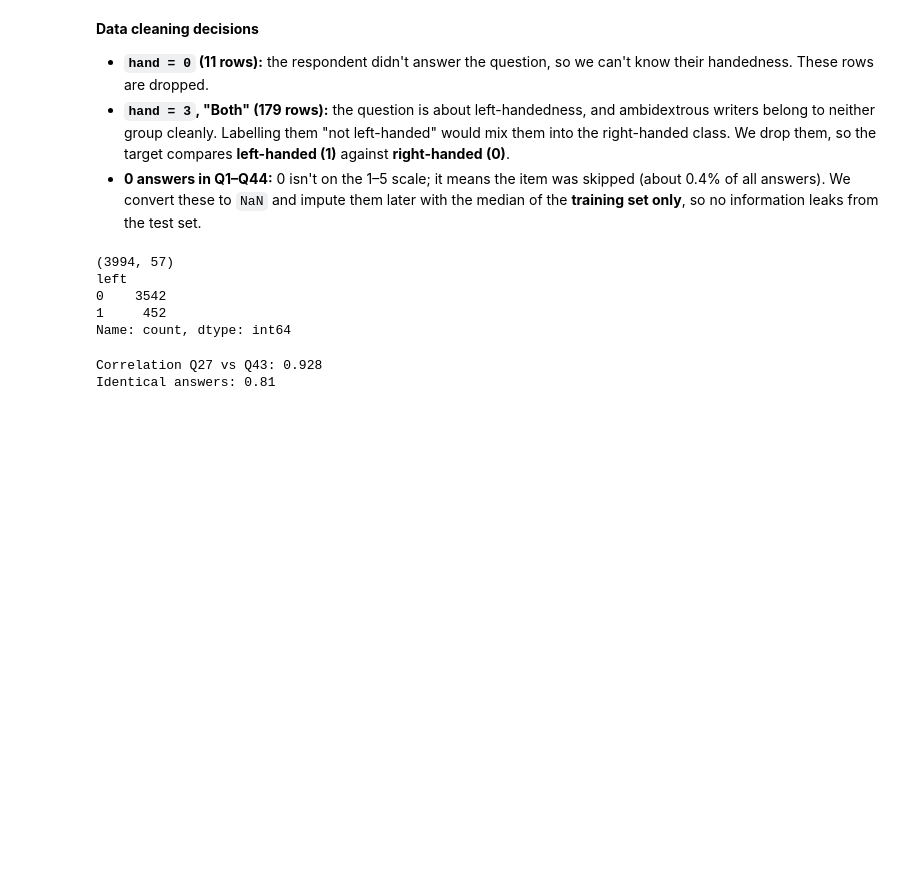
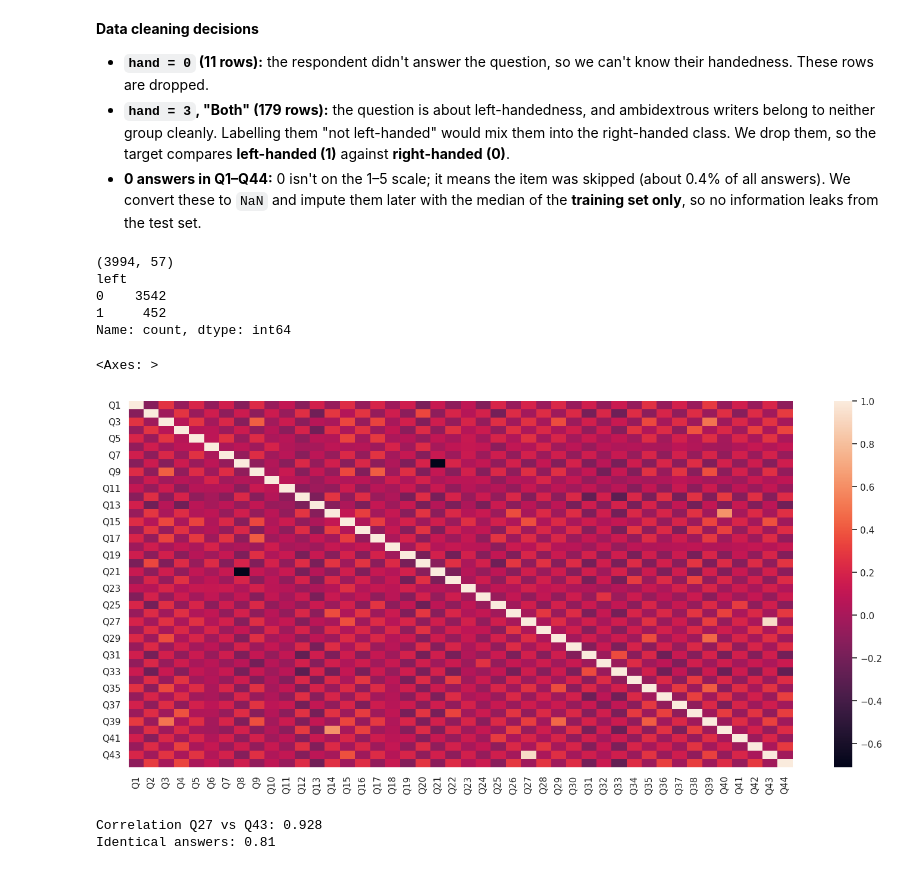
Before and after one commit to juanatga/DSB-Unit-03, a Jupyter notebook: labs/02 - Classification-LeftHanded/lab-classification-left-handedness-WALKTHROUGH.ipynb, the cells around one changed output. Drawn from its saved outputs; the diff is of its cells as text; code cells hidden in the pictures; blank space fills up the shorter version.

```diff
--- a/labs/02 - Classification-LeftHanded/lab-classification-left-handedness-WALKTHROUGH.ipynb
+++ b/labs/02 - Classification-LeftHanded/lab-classification-left-handedness-WALKTHROUGH.ipynb
@@ -69,9 +69,8 @@ print("scikit-learn version:", sklearn.__version__)
 scikit-learn version: 1.8.0
 # %%
 # The file is tab-separated despite the .csv extension
-DATA_PATH = "./data.csv"
-if not os.path.exists(DATA_PATH):
-    DATA_PATH = "./data/data.csv"
+# DATA_PATH = "./data.csv"
+DATA_PATH = "https://raw.githubusercontent.com/CharleyHananiaGA/DSB-Unit-03/refs/heads/main/labs/02%20-%20Classification-LeftHanded/data/data.csv"
 
 df = pd.read_csv(DATA_PATH, sep="\t")
 print(df.shape)
@@ -170,6 +210,14 @@ left
 0    3542
 1     452
 Name: count, dtype: int64
+# %%
+corr_mtx = df[q_cols].corr()
+
+plt.figure(figsize=(18, 8))
+sns.heatmap(corr_mtx)
+# %% [output]
+<Axes: >
+[figure, added]
 # %%
 # Q27 and Q43 have identical wording in the codebook
 print("Correlation Q27 vs Q43:", round(df["Q27"].corr(df["Q43"]), 3))
```
Also changed, not shown: parts of 5 cells of this notebook.
